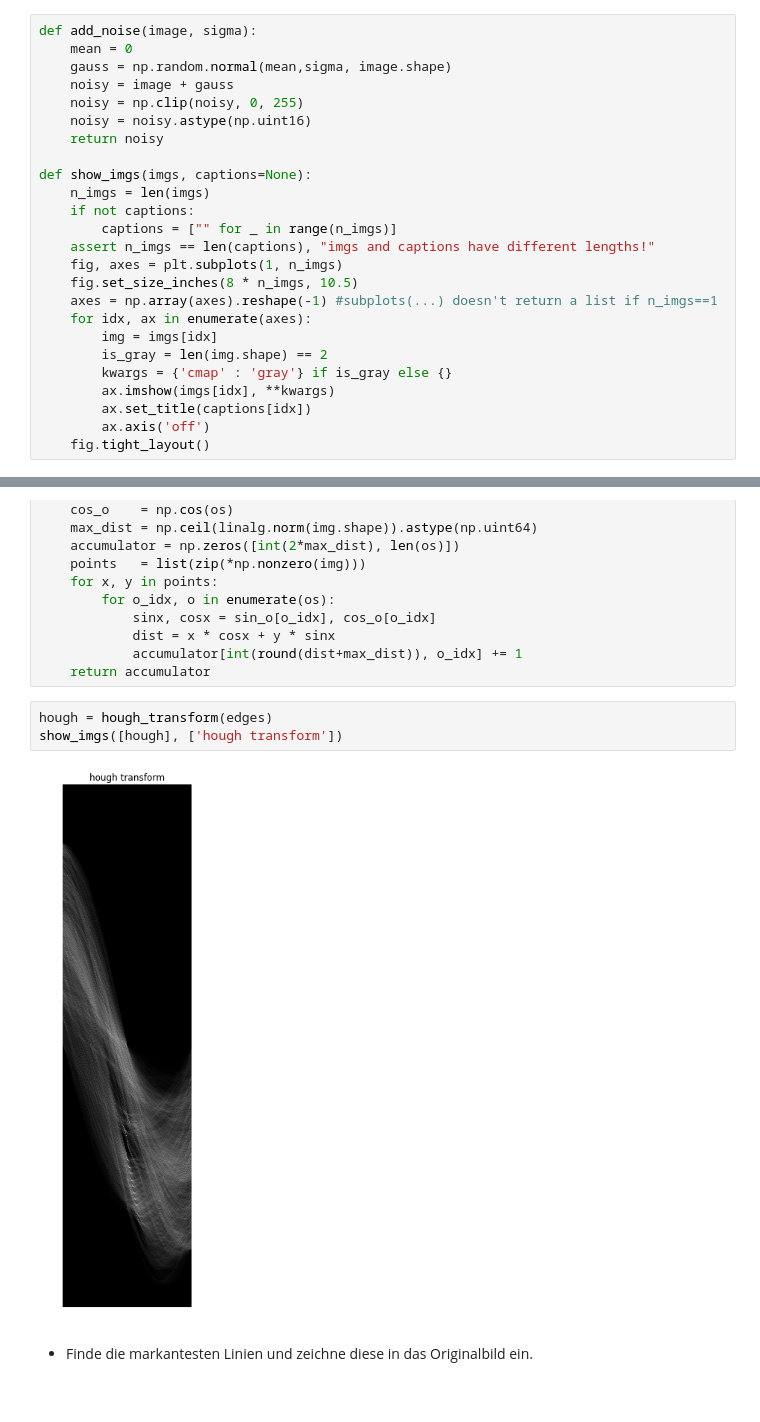
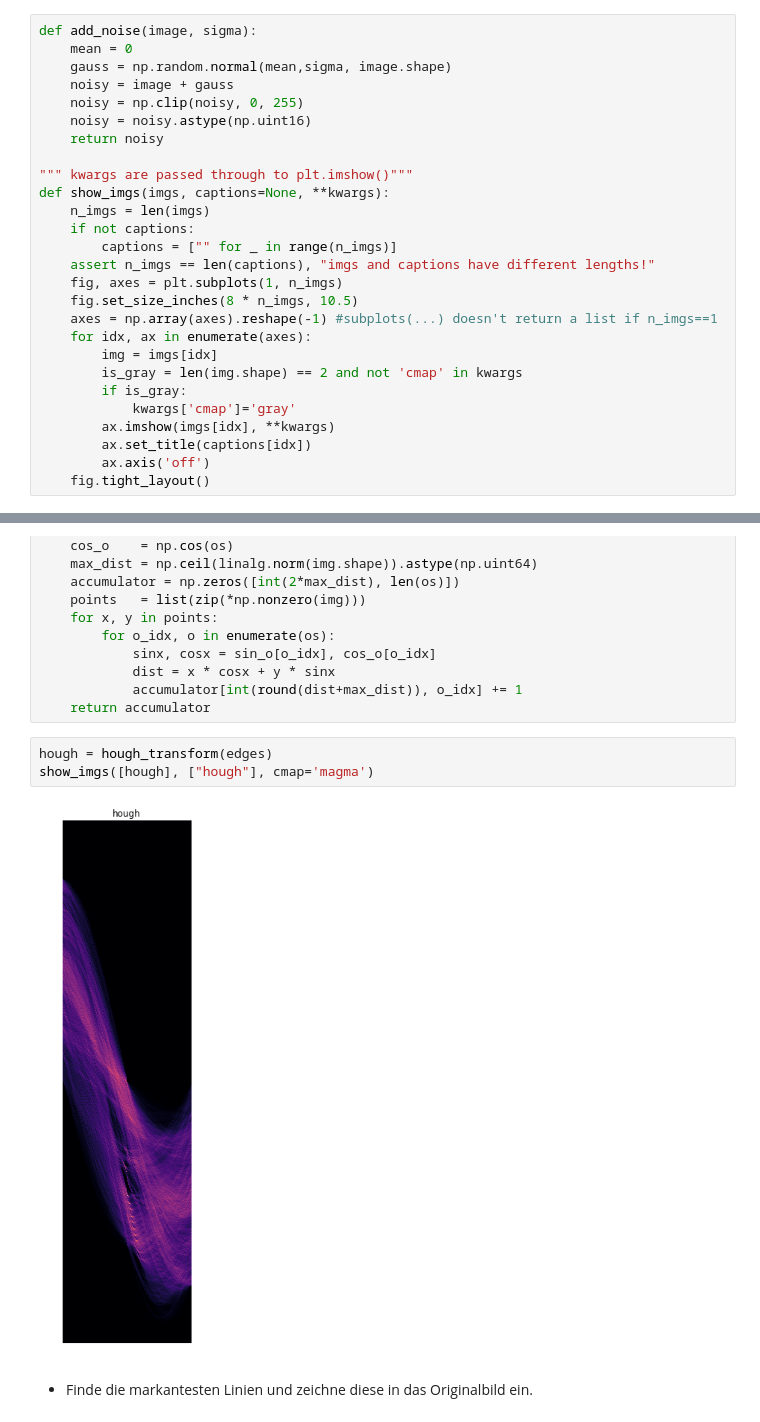
Before and after one commit to jonasitzmann/bildbasierte_modellierung, a Jupyter notebook: ex3/ex3.ipynb, the cells around one changed output, grey strips where cells are left out. Saved outputs shown, nothing was run; the diff lists cells and outputs as text.

```diff
--- a/ex3/ex3.ipynb
+++ b/ex3/ex3.ipynb
@@ -18,7 +18,8 @@ def add_noise(image, sigma):
     noisy = noisy.astype(np.uint16)
     return noisy
 
-def show_imgs(imgs, captions=None):
+""" kwargs are passed through to plt.imshow()"""
+def show_imgs(imgs, captions=None, **kwargs):
     n_imgs = len(imgs)
     if not captions:
         captions = ["" for _ in range(n_imgs)]
@@ -28,8 +29,9 @@ def show_imgs(imgs, captions=None):
     axes = np.array(axes).reshape(-1) #subplots(...) doesn't return a list if n_imgs==1
     for idx, ax in enumerate(axes):
         img = imgs[idx]
-        is_gray = len(img.shape) == 2
-        kwargs = {'cmap' : 'gray'} if is_gray else {}
+        is_gray = len(img.shape) == 2 and not 'cmap' in kwargs
+        if is_gray:
+            kwargs['cmap']='gray'
         ax.imshow(imgs[idx], **kwargs)
         ax.set_title(captions[idx])
         ax.axis('off')
@@ -140,9 +140,9 @@ def hough_transform(img):
     return accumulator
 # %%
 hough = hough_transform(edges)
-show_imgs([hough], ['hough transform'])
+show_imgs([hough], ["hough"], cmap='magma')
 # %% [output]
-[figure, old version]
+[figure, new version]
 # %% [markdown]
 *  Finde die markantesten Linien und zeichne diese in das Originalbild ein.
 # %%
```
Also changed, not shown: parts of 3 cells of this notebook.
